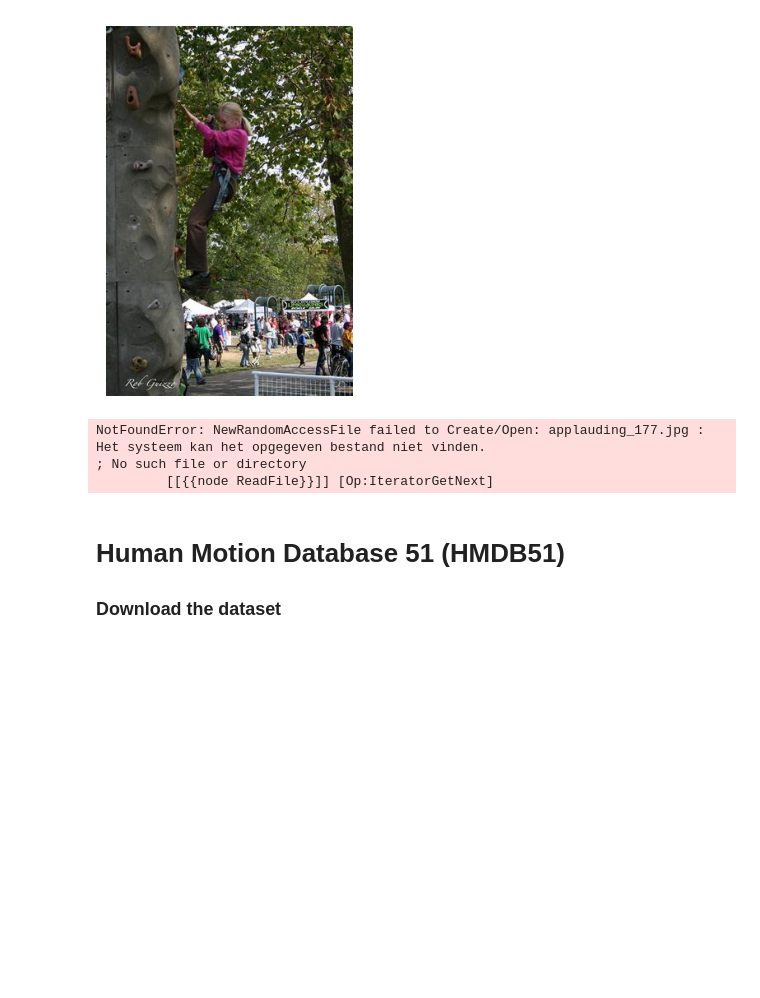
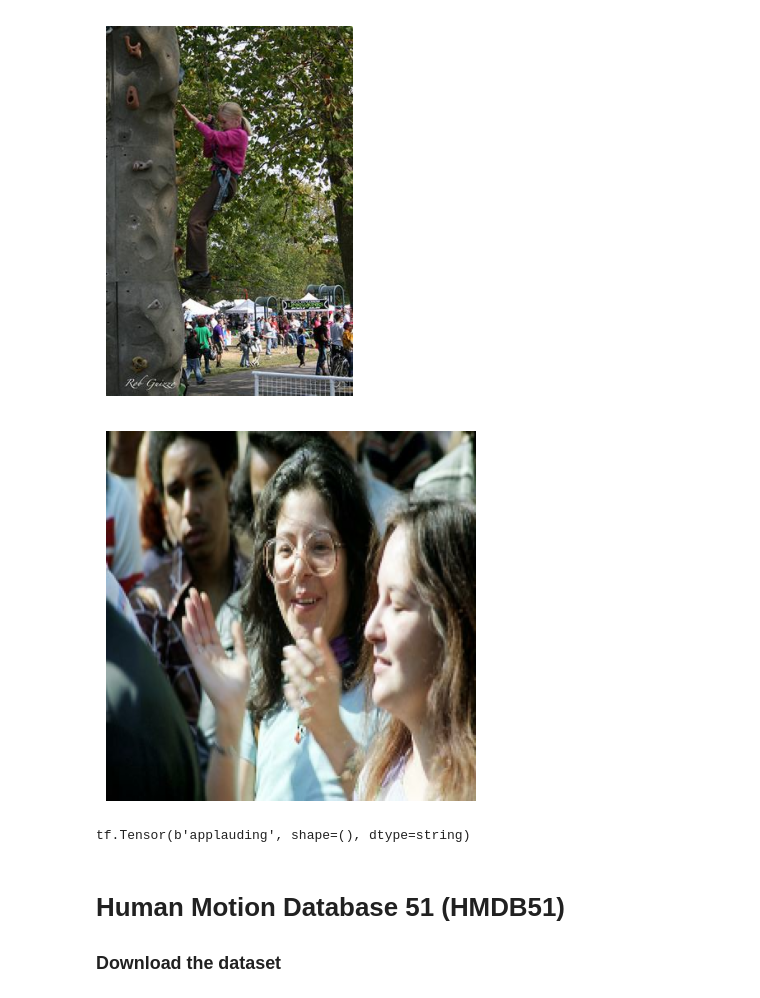
Before and after one commit to MeneerPluk/MCVAssignment5, a Jupyter notebook: Assignment_5.ipynb, the cells around one changed output. Drawn from its saved outputs; the diff is of its cells as text; code cells hidden in the pictures; blank space fills up the shorter version.

```diff
--- a/Assignment_5.ipynb
+++ b/Assignment_5.ipynb
@@ -128,25 +110,28 @@ An image with the label - 1
 # %%
 import tensorflow as tf
 
 path_files = []
 for f in all_files:
-    path_files.append(f'Stanford40/JPEGImages/{all_files}')
-stanford = tf.data.Dataset.from_tensor_slices((all_files, all_labels))
+    path_files.append(f'Stanford40/JPEGImages/{f}')
+
+stanford = tf.data.Dataset.from_tensor_slices((path_files, all_labels))
 
 def _parse_function(filename, label):
     image_string = tf.io.read_file(filename)
     image_decoded = tf.image.decode_jpeg(image_string)
     image_resized = tf.image.resize(image_decoded, [224, 224])
     return image_resized, label
 
 stanford = stanford.map(_parse_function)
 
-for element in stanford:
-    print(element)
+for im, lb in stanford.take(1):
+    plt.imshow(im.numpy() / 255)
+    plt.axis('off')
+    plt.show()
+    print(lb)
 # %% [output]
+[figure, added]
-NotFoundError: NewRandomAccessFile failed to Create/Open: applauding_177.jpg : Het systeem kan het opgegeven bestand niet vinden.
-; No such file or directory
-         [[{{node ReadFile}}]] [Op:IteratorGetNext]
+tf.Tensor(b'applauding', shape=(), dtype=string)
 # %% [markdown]
 # Human Motion Database 51 (HMDB51)
 ### Download the dataset
```
Also changed, not shown: parts of 1 cell of this notebook.
